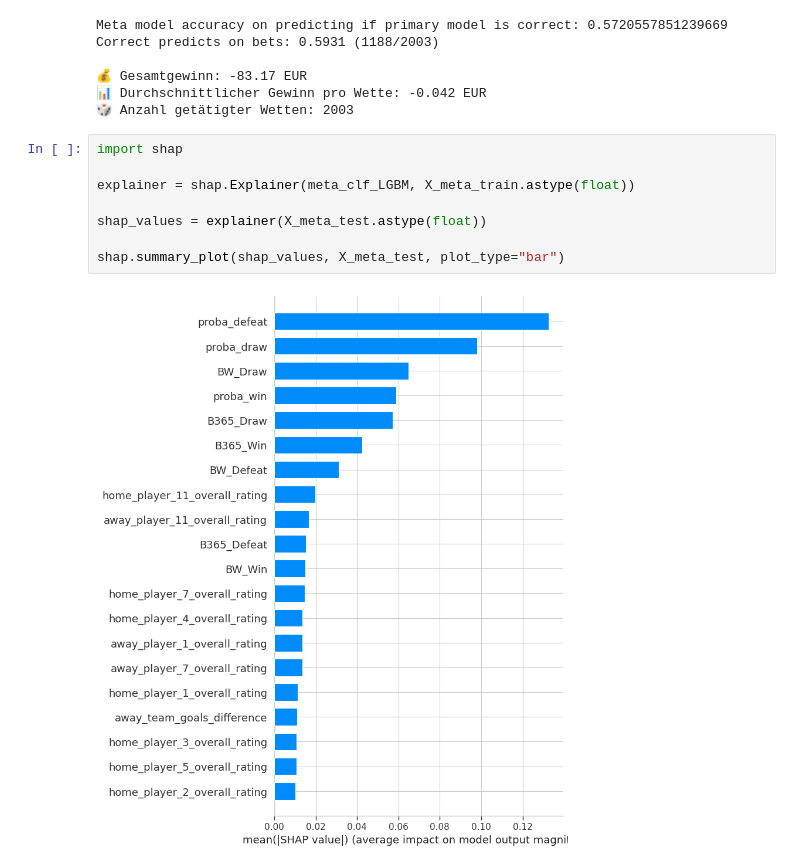
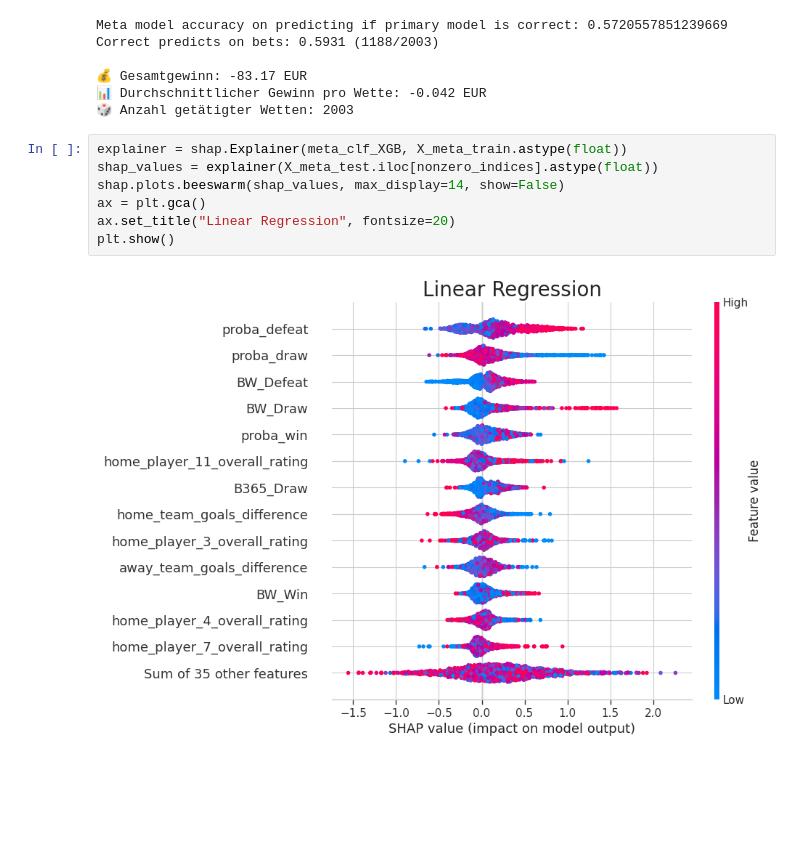
Before and after one commit to leolabla/MetaLabelingSportsPrediction, a Jupyter notebook: Modeling(2)(1).ipynb, the cells around one changed output. Saved outputs shown, nothing was run; the diff lists cells and outputs as text; blank space fills up the shorter version.

Commit message:
XGB und LGBM

```diff
--- a/Modeling(2)(1).ipynb
+++ b/Modeling(2)(1).ipynb
@@ -1433,12 +1427,11 @@ Correct predicts on bets: 0.5931 (1188/2003)
 📊 Durchschnittlicher Gewinn pro Wette: -0.042 EUR
 🎲 Anzahl getätigter Wetten: 2003
 # %%
-import shap
-
-explainer = shap.Explainer(meta_clf_LGBM, X_meta_train.astype(float))
-
-shap_values = explainer(X_meta_test.astype(float))
-
-shap.summary_plot(shap_values, X_meta_test, plot_type="bar")
+explainer = shap.Explainer(meta_clf_XGB, X_meta_train.astype(float))
+shap_values = explainer(X_meta_test.iloc[nonzero_indices].astype(float))
+shap.plots.beeswarm(shap_values, max_display=14, show=False)
+ax = plt.gca()
+ax.set_title("Linear Regression", fontsize=20)
+plt.show()
 # %% [output]
-[figure, old version]
+[figure, new version]
```
Also changed, not shown: parts of 4 cells of this notebook.
